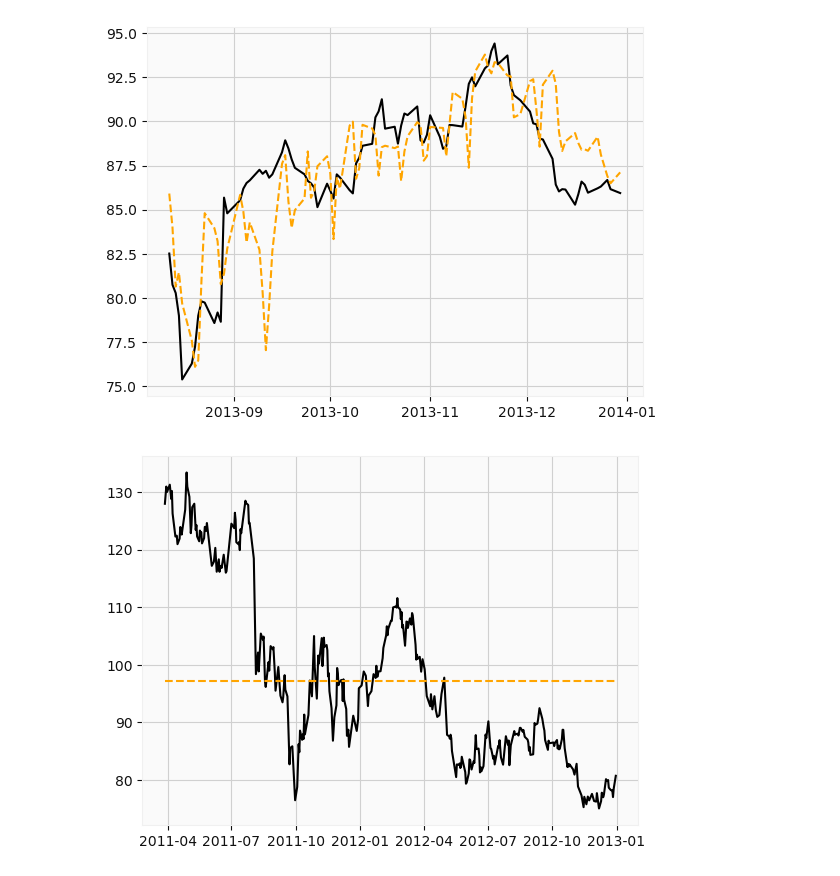
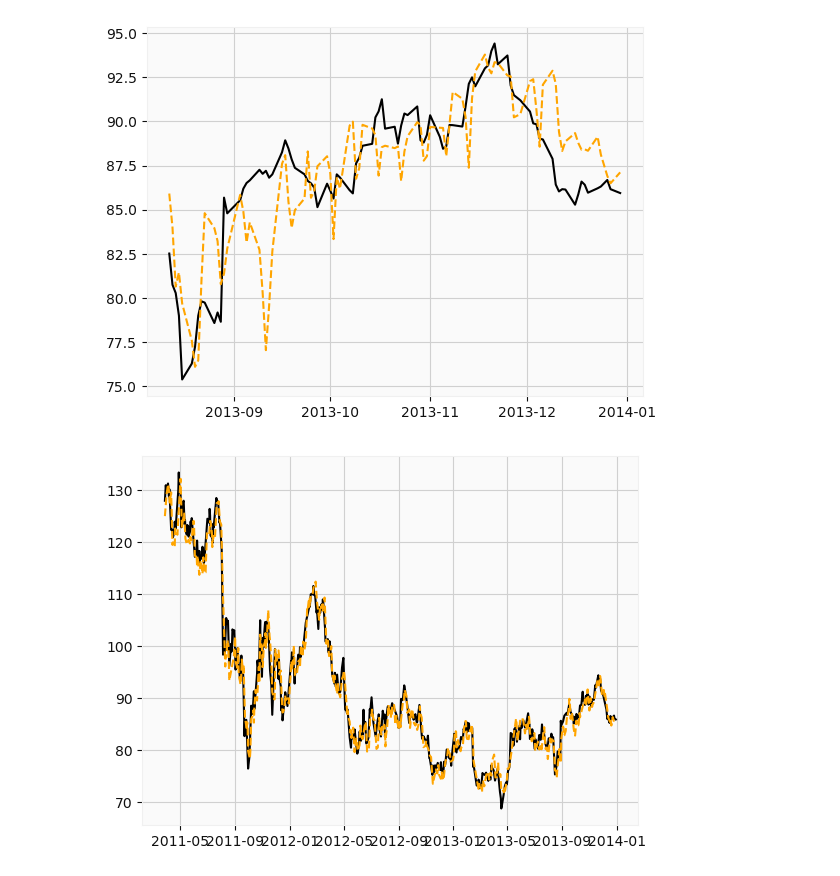
Before and after one commit to tadeohepperle/financial_technology_project2_stock_price_prediction, a Jupyter notebook: hw2_A11922105.ipynb, the cells around one changed output. Cells and saved outputs as stored; diff of their text form; code cells hidden in the pictures.

```diff
--- a/hw2_A11922105.ipynb
+++ b/hw2_A11922105.ipynb
@@ -460,4 +489,12 @@ class NetworkTrainer:
         ax.plot(results.index,results["CloseNext"], label="True", color="black")
         ax.plot(results.index,results["CloseNextPredicted"], label="Predicted", linestyle='dashed', color="orange")
         plt.show()
+# %%
+model = Regression_RNN(15, 32)
+trainsettings = TrainSettings(BATCH_SIZE=16, EPOCHS=2400, LR=0.0001)
+# EPOCH 2400:: train_loss: 8.6927776272087, validation_loss: 3.734614849090576
+network_trainer = NetworkTrainer(model, trainsettings)
+network_trainer.train(df_train, df_validation, df_test)
+network_manual = network_trainer.network
+torch.save(network_manual.state_dict(), "2400RNN")
 # %%
@@ -539,7 +602,7 @@ EPOCH 150:: train_loss: 29.201454329975032, validation_loss: 19.813831329345703
 [figure]
 [figure]
 # %%
-network_trainer = NetworkTrainer(model, trainsettings, network)
-network_trainer.predict_on_new_data_and_plot(df_train)
+network_trainer = NetworkTrainer(model, trainsettings, network_manual)
+network_trainer.predict_on_new_data_and_plot(df)
 # %% [output]
-[figure, old version]
+[figure, new version]
```
Also changed, not shown: parts of 4 cells of this notebook, 2 other files.
